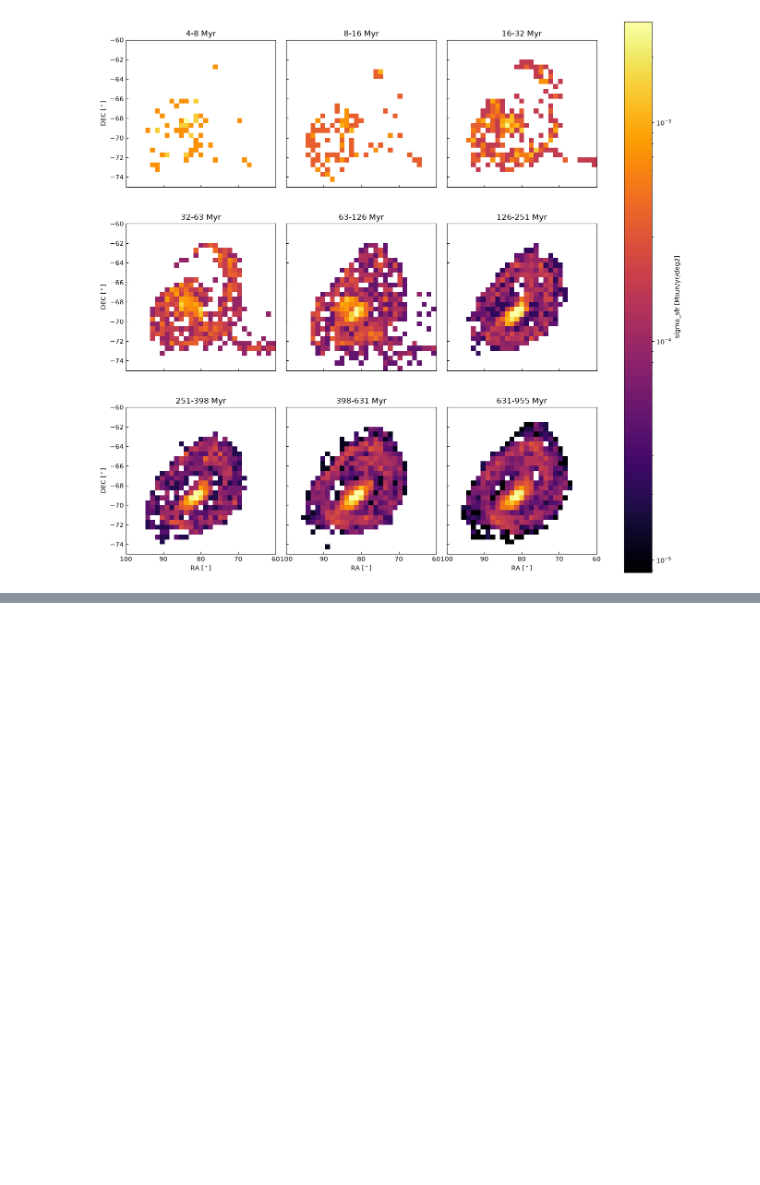
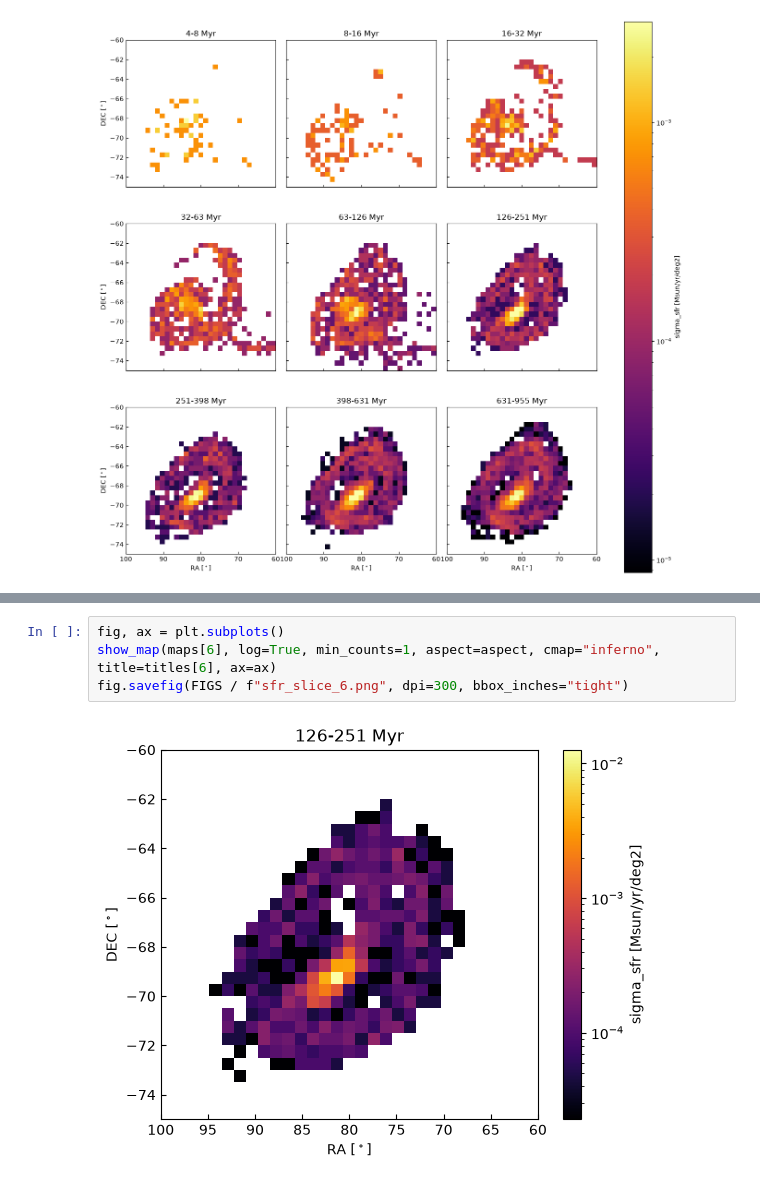
Before and after one commit to ZevVladimir/lmcsmcmw, a Jupyter notebook: notebooks/sfr_radec_review.ipynb, the cells around one changed output, grey strips where cells are left out. Cells and saved outputs as stored; diff of their text form; blank space fills up the shorter version.

```diff
--- a/notebooks/sfr_radec_review.ipynb
+++ b/notebooks/sfr_radec_review.ipynb
@@ -56,0 +59,6 @@ else:
+# %%
+fig, ax = plt.subplots()
+show_map(maps[6], log=True, min_counts=1, aspect=aspect, cmap="inferno", title=titles[6], ax=ax)
+fig.savefig(FIGS / f"sfr_slice_6.png", dpi=300, bbox_inches="tight")
+# %% [output]
+[figure, added]
```
Also changed, not shown: parts of 2 cells of this notebook.
